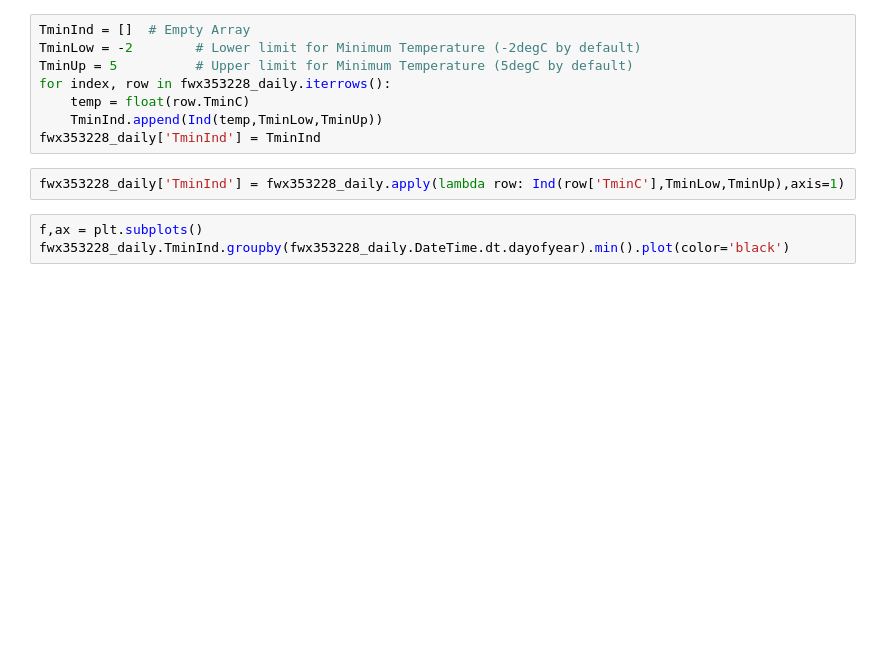
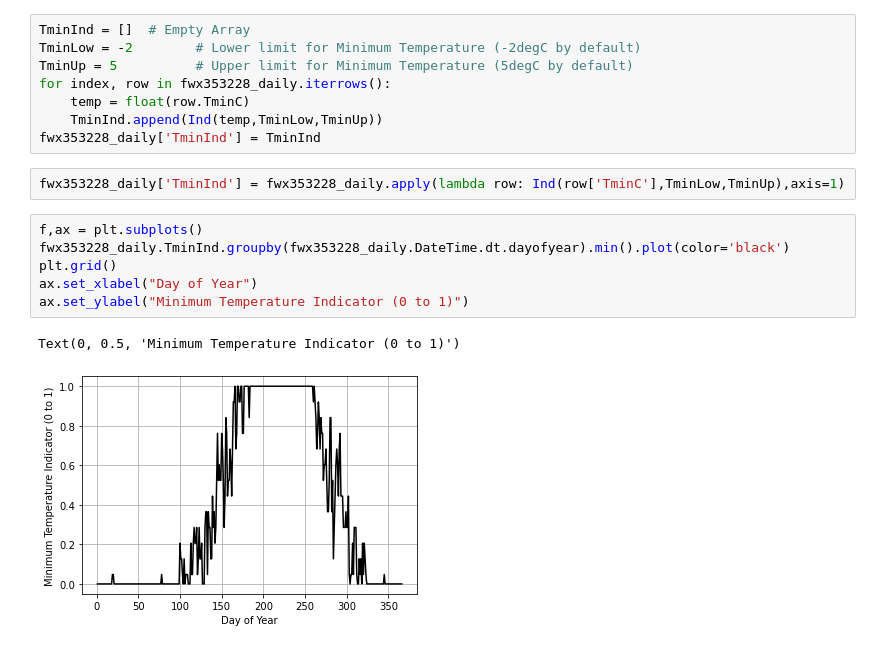
Before and after one commit to wmjolly/NFDRSV4MasterClass, a Jupyter notebook: NFDRSV4-MasterClass.ipynb, the cells around one changed output. Drawn from its saved outputs; the diff is of its cells as text; blank space fills up the shorter version.

```diff
--- a/NFDRSV4-MasterClass.ipynb
+++ b/NFDRSV4-MasterClass.ipynb
@@ -227,3 +249,9 @@ fwx353228_daily['TminInd'] = fwx353228_daily.apply(lambda row: Ind(row['TminC'],
 # %%
 f,ax = plt.subplots()
 fwx353228_daily.TminInd.groupby(fwx353228_daily.DateTime.dt.dayofyear).min().plot(color='black')
+plt.grid()
+ax.set_xlabel("Day of Year")
+ax.set_ylabel("Minimum Temperature Indicator (0 to 1)")
+# %% [output]
+Text(0, 0.5, 'Minimum Temperature Indicator (0 to 1)')
+[figure, added]
```
Also changed, not shown: parts of 14 cells of this notebook, 3 other files.
